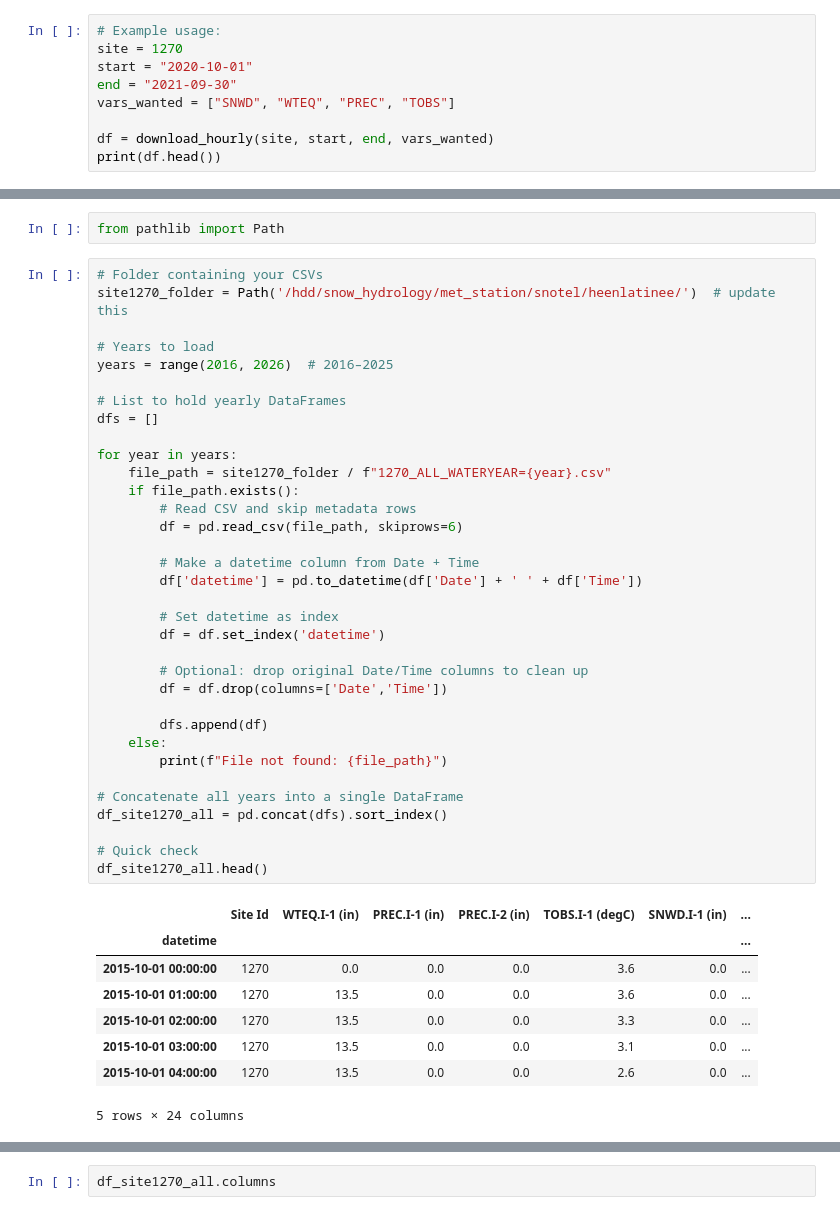
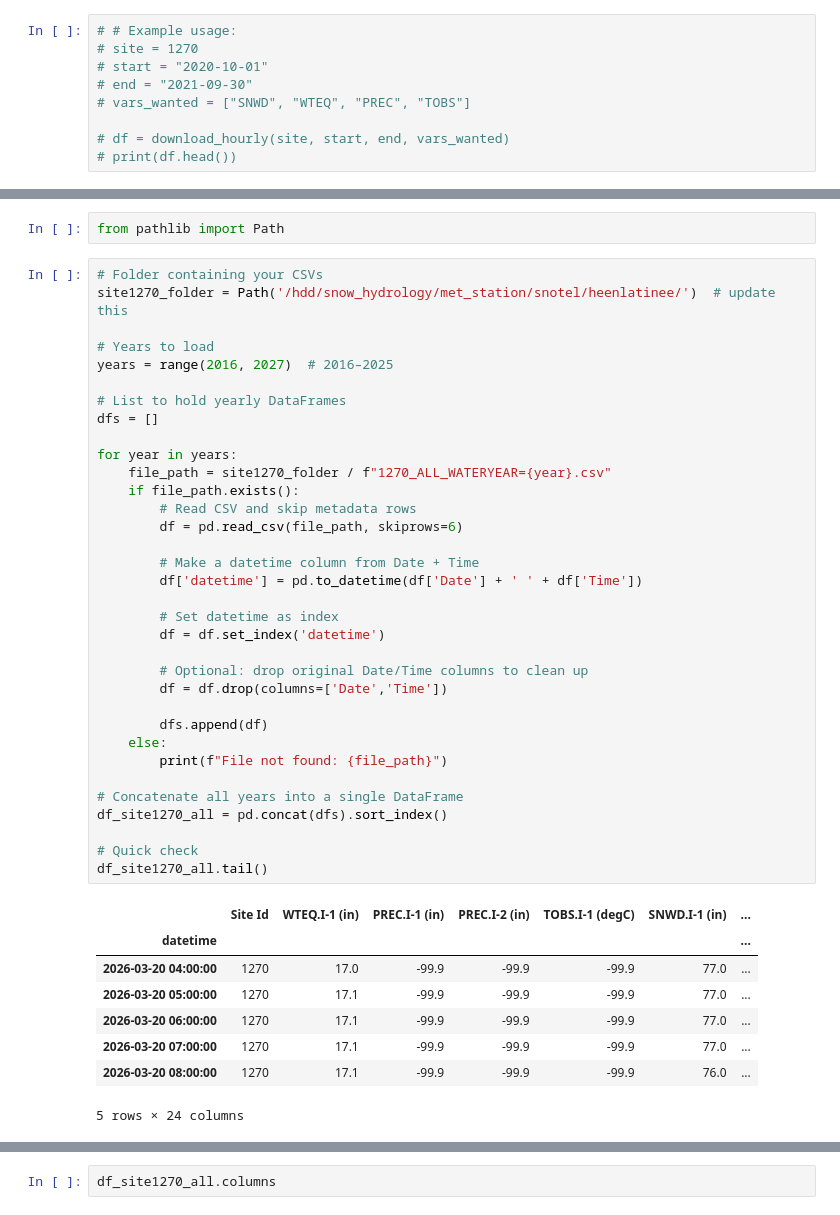
Before and after one commit to cassielumbrazo/snowdepth_teleconnections, a Jupyter notebook: 2_snotel_data.ipynb, the cells around one changed output, grey strips where cells are left out. Saved outputs shown, nothing was run; the diff lists cells and outputs as text.

```diff
--- a/2_snotel_data.ipynb
+++ b/2_snotel_data.ipynb
@@ -76,9 +76,9 @@ def download_hourly(site_num, start_date, end_date, vars_list):
 # %%
-# Example usage:
-site = 1270
-start = "2020-10-01"
-end = "2021-09-30"
-vars_wanted = ["SNWD", "WTEQ", "PREC", "TOBS"]
+# # Example usage:
+# site = 1270
+# start = "2020-10-01"
+# end = "2021-09-30"
+# vars_wanted = ["SNWD", "WTEQ", "PREC", "TOBS"]
 
-df = download_hourly(site, start, end, vars_wanted)
-print(df.head())
+# df = download_hourly(site, start, end, vars_wanted)
+# print(df.head())
@@ -165,43 +162,43 @@ from pathlib import Path
 site1270_folder = Path('/hdd/snow_hydrology/met_station/snotel/heenlatinee/')  # update this
 
 # Years to load
-years = range(2016, 2026)  # 2016–2025
+years = range(2016, 2027)  # 2016–2025
 
 # List to hold yearly DataFrames
 dfs = []
 
 for year in years:
     file_path = site1270_folder / f"1270_ALL_WATERYEAR={year}.csv"
     if file_path.exists():
         # Read CSV and skip metadata rows
         df = pd.read_csv(file_path, skiprows=6)
 
         # Make a datetime column from Date + Time
         df['datetime'] = pd.to_datetime(df['Date'] + ' ' + df['Time'])
 
         # Set datetime as index
         df = df.set_index('datetime')
 
         # Optional: drop original Date/Time columns to clean up
         df = df.drop(columns=['Date','Time'])
 
         dfs.append(df)
     else:
         print(f"File not found: {file_path}")
 
 # Concatenate all years into a single DataFrame
 df_site1270_all = pd.concat(dfs).sort_index()
 
 # Quick check
-df_site1270_all.head()
+df_site1270_all.tail()
 # %% [output]
 |  | Site Id | WTEQ.I-1 (in) | PREC.I-1 (in) | PREC.I-2 (in) | TOBS.I-1 (degC) | SNWD.I-1 (in) | ... |
 | datetime |  |  |  |  |  |  | ... |
-| 2015-10-01 00:00:00 | 1270 | 0.0 | 0.0 | 0.0 | 3.6 | 0.0 | ... |
-| 2015-10-01 01:00:00 | 1270 | 13.5 | 0.0 | 0.0 | 3.6 | 0.0 | ... |
-| 2015-10-01 02:00:00 | 1270 | 13.5 | 0.0 | 0.0 | 3.3 | 0.0 | ... |
-| 2015-10-01 03:00:00 | 1270 | 13.5 | 0.0 | 0.0 | 3.1 | 0.0 | ... |
-| 2015-10-01 04:00:00 | 1270 | 13.5 | 0.0 | 0.0 | 2.6 | 0.0 | ... |
+| 2026-03-20 04:00:00 | 1270 | 17.0 | -99.9 | -99.9 | -99.9 | 77.0 | ... |
+| 2026-03-20 05:00:00 | 1270 | 17.1 | -99.9 | -99.9 | -99.9 | 77.0 | ... |
+| 2026-03-20 06:00:00 | 1270 | 17.1 | -99.9 | -99.9 | -99.9 | 77.0 | ... |
+| 2026-03-20 07:00:00 | 1270 | 17.1 | -99.9 | -99.9 | -99.9 | 77.0 | ... |
+| 2026-03-20 08:00:00 | 1270 | 17.1 | -99.9 | -99.9 | -99.9 | 76.0 | ... |
 5 rows × 24 columns
 # %%
 df_site1270_all.tail()
```
Also changed, not shown: parts of 17 cells of this notebook, 5 other files.
